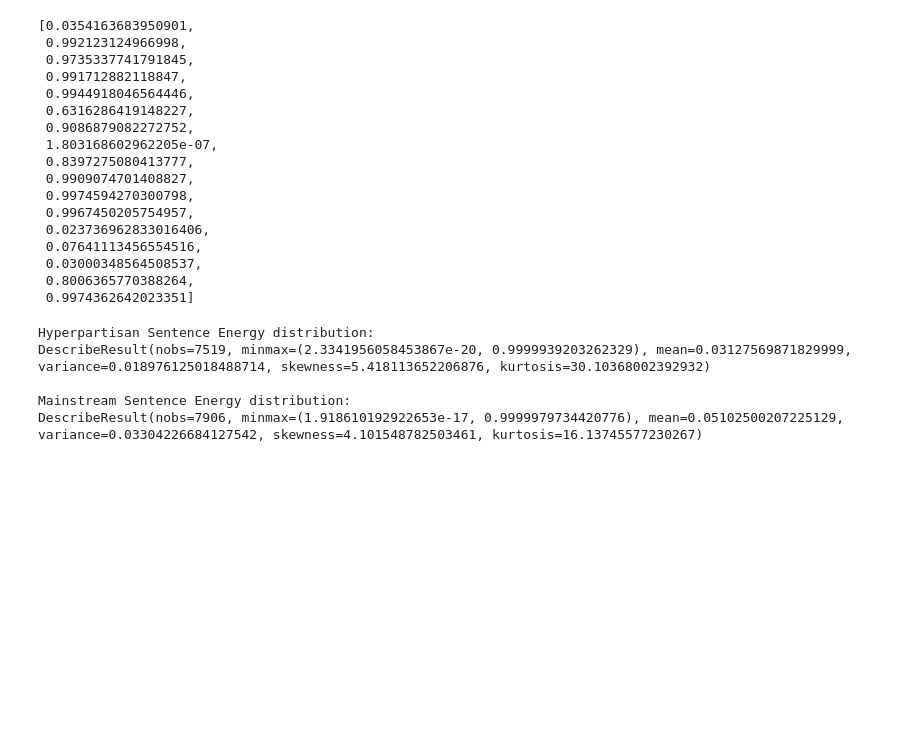
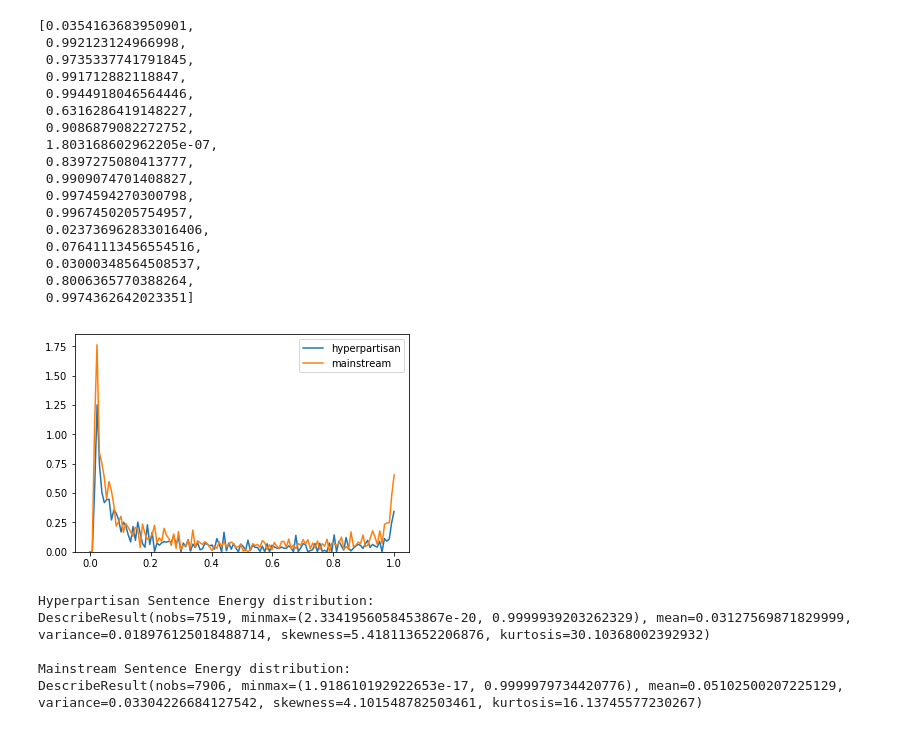
Before and after one commit to AndreFCruz/han-attention-plot, a Jupyter notebook: Error Analysis.ipynb, the cells around one changed output. Cells and saved outputs as stored; diff of their text form; code cells hidden in the pictures; blank space fills up the shorter version.

Commit message:
new graphs

```diff
--- a/Error Analysis.ipynb
+++ b/Error Analysis.ipynb
@@ -89,10 +89,13 @@ main_sent_att = [activ[-1] for a in main_articles for activ in a['activations']]
 # %%
 import seaborn as sns
 import matplotlib.pyplot as plt
 sns.distplot(hyper_sent_att, hist=False, rug=False, label="hyperpartisan")
 sns.distplot(main_sent_att, hist=False, rug=False, label="mainstream")
 
-plt.gcf().savefig('sentence_energy_distribution.png', dpi=400)
+plt.gcf().savefig('imgs/sentence_energy_distribution.png', dpi=400)
+plt.show()
+# %% [output]
+[figure, added]
 # %%
 ## Describe distribution
 from scipy import stats
```
Also changed, not shown: parts of 1 cell of this notebook, 1 other file.
